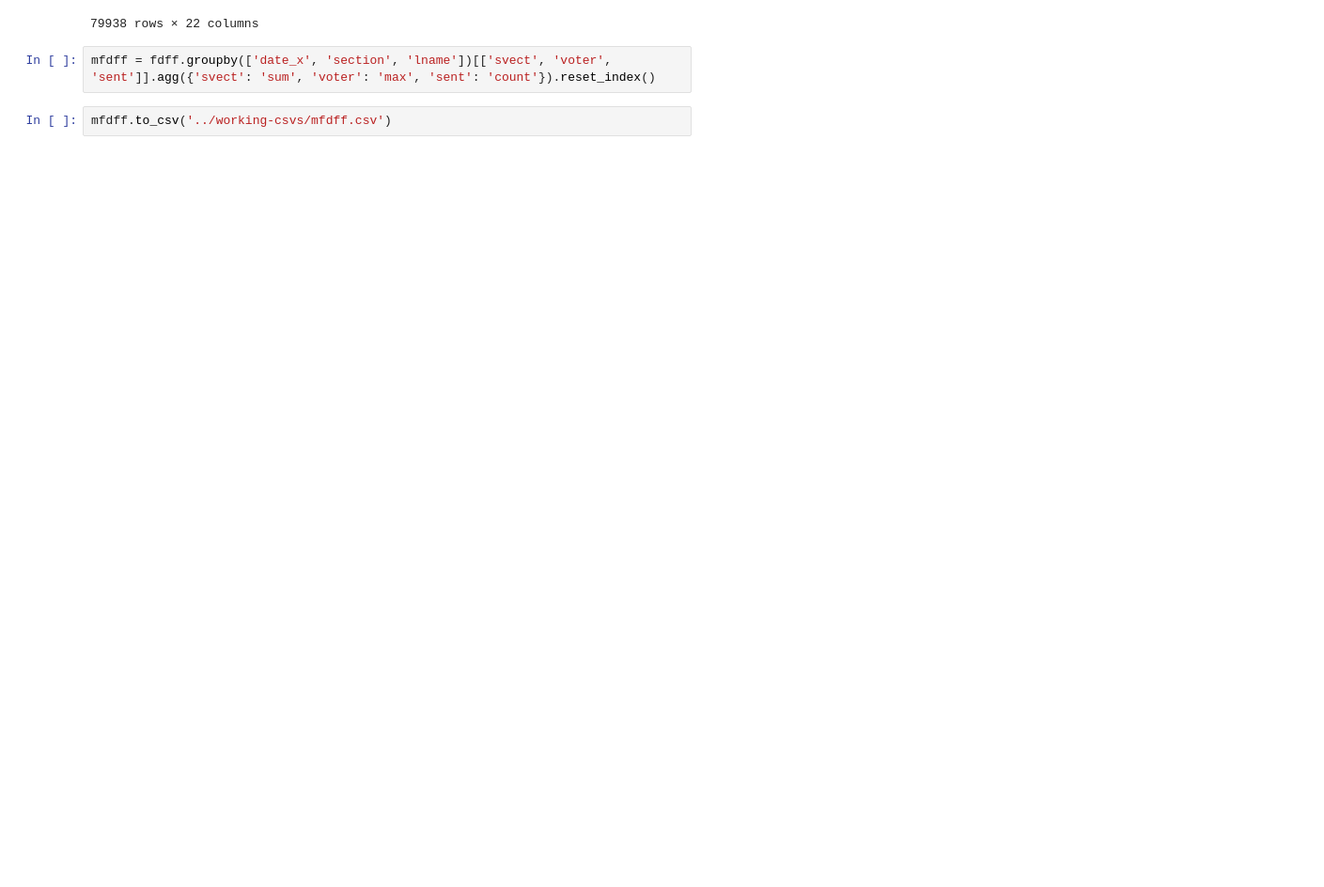
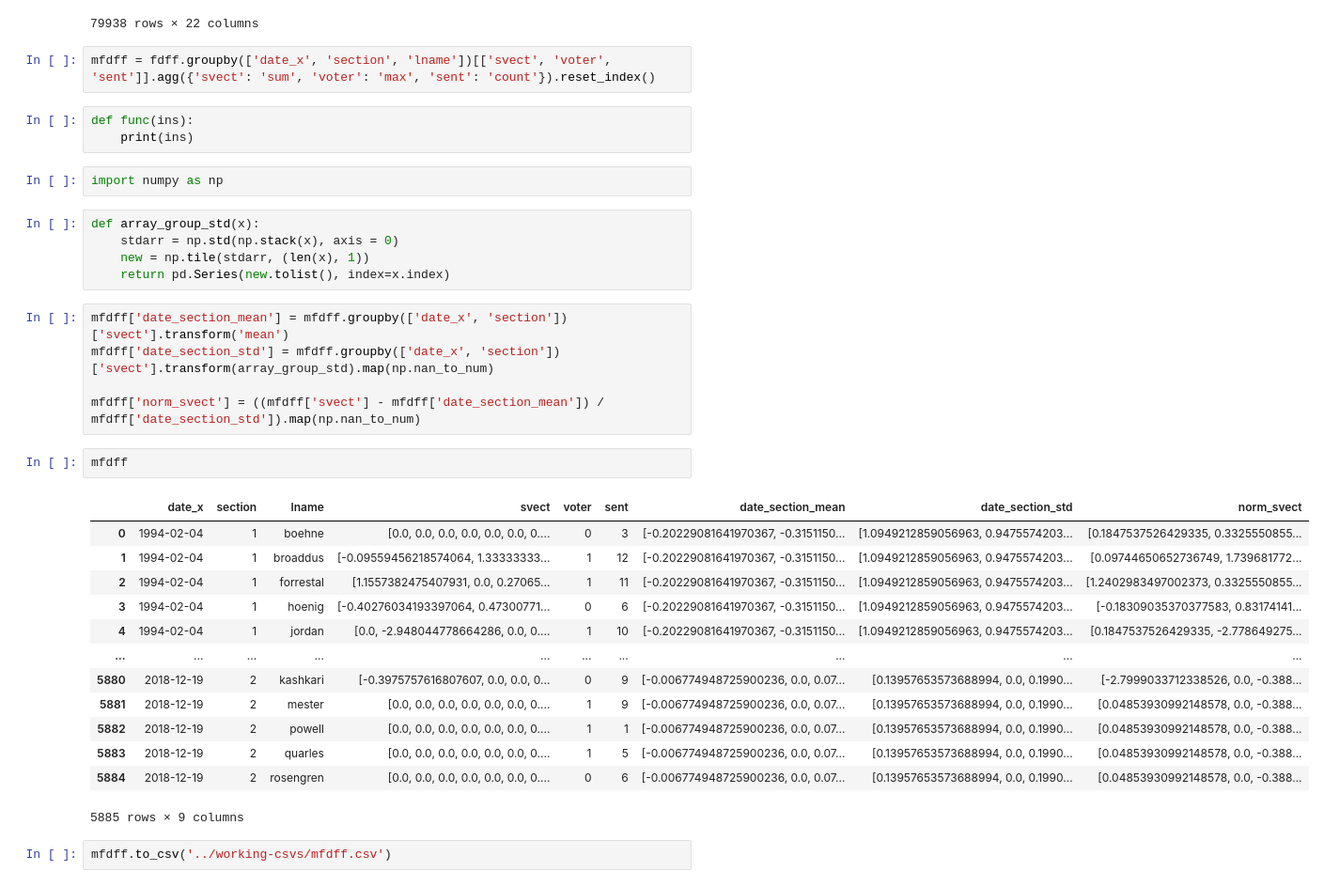
Before and after one commit to bendurham441/fed-nlp, a Jupyter notebook: stance-vectors/stance_vector.ipynb, the cells around one changed output. Shown at 94% size. Drawn from its saved outputs; the diff is of its cells as text; blank space fills up the shorter version.

Commit message:
Made normalized version of svect

```diff
--- a/stance-vectors/stance_vector.ipynb
+++ b/stance-vectors/stance_vector.ipynb
@@ -121,5 +121,36 @@ fdff
 79938 rows × 22 columns
 # %%
 mfdff = fdff.groupby(['date_x', 'section', 'lname'])[['svect', 'voter', 'sent']].agg({'svect': 'sum', 'voter': 'max', 'sent': 'count'}).reset_index()
+# %%
+def func(ins):
+    print(ins)
+# %%
+import numpy as np
+# %%
+def array_group_std(x):
+    stdarr = np.std(np.stack(x), axis = 0)
+    new = np.tile(stdarr, (len(x), 1))
+    return pd.Series(new.tolist(), index=x.index)
+# %%
+mfdff['date_section_mean'] = mfdff.groupby(['date_x', 'section'])['svect'].transform('mean')
+mfdff['date_section_std'] = mfdff.groupby(['date_x', 'section'])['svect'].transform(array_group_std).map(np.nan_to_num)
+
+mfdff['norm_svect'] = ((mfdff['svect'] - mfdff['date_section_mean']) / mfdff['date_section_std']).map(np.nan_to_num)
+# %%
+mfdff
+# %% [output]
+|  | date_x | section | lname | svect | voter | sent | date_section_mean | date_section_std | norm_svect |
+| 0 | 1994-02-04 | 1 | boehne | [0.0, 0.0, 0.0, 0.0, 0.0, 0.0, 0.... | 0 | 3 | [-0.20229081641970367, -0.3151150... | [1.0949212859056963, 0.9475574203... | [0.1847537526429335, 0.3325550855... |
+| 1 | 1994-02-04 | 1 | broaddus | [-0.09559456218574064, 1.33333333... | 1 | 12 | [-0.20229081641970367, -0.3151150... | [1.0949212859056963, 0.9475574203... | [0.09744650652736749, 1.739681772... |
+| 2 | 1994-02-04 | 1 | forrestal | [1.1557382475407931, 0.0, 0.27065... | 1 | 11 | [-0.20229081641970367, -0.3151150... | [1.0949212859056963, 0.9475574203... | [1.2402983497002373, 0.3325550855... |
+| 3 | 1994-02-04 | 1 | hoenig | [-0.40276034193397064, 0.47300771... | 0 | 6 | [-0.20229081641970367, -0.3151150... | [1.0949212859056963, 0.9475574203... | [-0.18309035370377583, 0.83174141... |
+| 4 | 1994-02-04 | 1 | jordan | [0.0, -2.948044778664286, 0.0, 0.... | 1 | 10 | [-0.20229081641970367, -0.3151150... | [1.0949212859056963, 0.9475574203... | [0.1847537526429335, -2.778649275... |
+| ... | ... | ... | ... | ... | ... | ... | ... | ... | ... |
+| 5880 | 2018-12-19 | 2 | kashkari | [-0.3975757616807607, 0.0, 0.0, 0... | 0 | 9 | [-0.006774948725900236, 0.0, 0.07... | [0.13957653573688994, 0.0, 0.1990... | [-2.7999033712338526, 0.0, -0.388... |
+| 5881 | 2018-12-19 | 2 | mester | [0.0, 0.0, 0.0, 0.0, 0.0, 0.0, 0.... | 1 | 9 | [-0.006774948725900236, 0.0, 0.07... | [0.13957653573688994, 0.0, 0.1990... | [0.04853930992148578, 0.0, -0.388... |
+| 5882 | 2018-12-19 | 2 | powell | [0.0, 0.0, 0.0, 0.0, 0.0, 0.0, 0.... | 1 | 1 | [-0.006774948725900236, 0.0, 0.07... | [0.13957653573688994, 0.0, 0.1990... | [0.04853930992148578, 0.0, -0.388... |
+| 5883 | 2018-12-19 | 2 | quarles | [0.0, 0.0, 0.0, 0.0, 0.0, 0.0, 0.... | 1 | 5 | [-0.006774948725900236, 0.0, 0.07... | [0.13957653573688994, 0.0, 0.1990... | [0.04853930992148578, 0.0, -0.388... |
+| 5884 | 2018-12-19 | 2 | rosengren | [0.0, 0.0, 0.0, 0.0, 0.0, 0.0, 0.... | 0 | 6 | [-0.006774948725900236, 0.0, 0.07... | [0.13957653573688994, 0.0, 0.1990... | [0.04853930992148578, 0.0, -0.388... |
+5885 rows × 9 columns
 # %%
 mfdff.to_csv('../working-csvs/mfdff.csv')
```
Also changed, not shown: parts of 2 cells of this notebook.
